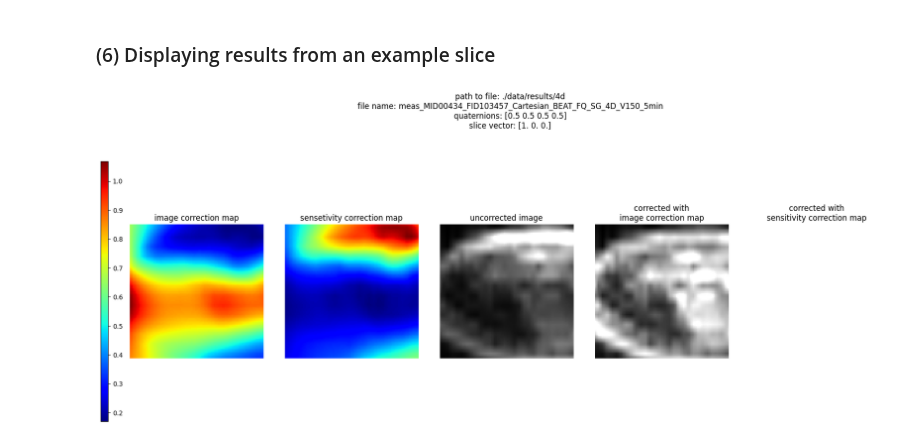
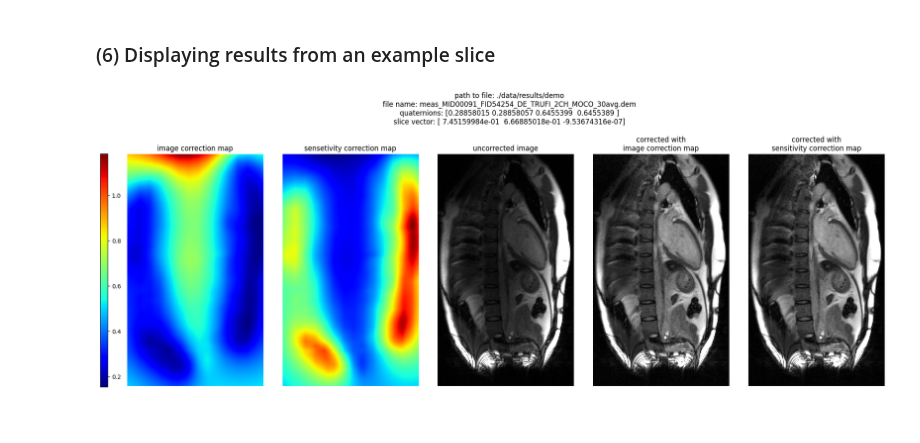
Before and after one commit to OSU-MR/SCC, a Jupyter notebook: brightness_correction_demo.ipynb, the cells around one changed output. Drawn from its saved outputs; the diff is of its cells as text; code cells hidden in the pictures.

```diff
--- a/brightness_correction_demo.ipynb
+++ b/brightness_correction_demo.ipynb
@@ -74,7 +76,7 @@ Demo dataset(s) are being downloaded, please wait......
 # %%
 base_dir = "./data"
 input_folder = "rawdata"
-subfolder = ['4d'] #set this to None, if you want to go through all the subfolders inside the input_folder
+subfolder = ['demo'] #set this to None, if you want to go through all the subfolders inside the input_folder
 output_folder = "results"
 # %% [markdown]
 <!-- # 3. Import the functions and define the folders -->
@@ -305,11 +281,11 @@ Dimension 'Sli' not found, skipping.
 ### (6) Displaying results from an example slice
 # %%
 sli_idx = 0 # changing this number will show different slices
-par_idx = 0 # changing this number will show different partitions
+par_idx = 10 # changing this number will show different partitions it only works when you have par dimension in your data
 #subfolder = ['demo2'] #set this to None, if you want to go through all the subfolders inside input_folder
 output_folder = "results"
 displaying_results(base_dir=base_dir, input_folder=input_folder,
                    output_folder=output_folder, folder_names=subfolder, sli_idx=sli_idx,par_idx = par_idx,
                    fig_h=12, show_both=True) #set show_both = True to display both results
 # %% [output]
-[figure, old version]
+[figure, new version]
```
Also changed, not shown: parts of 5 cells of this notebook, 3 other files.
